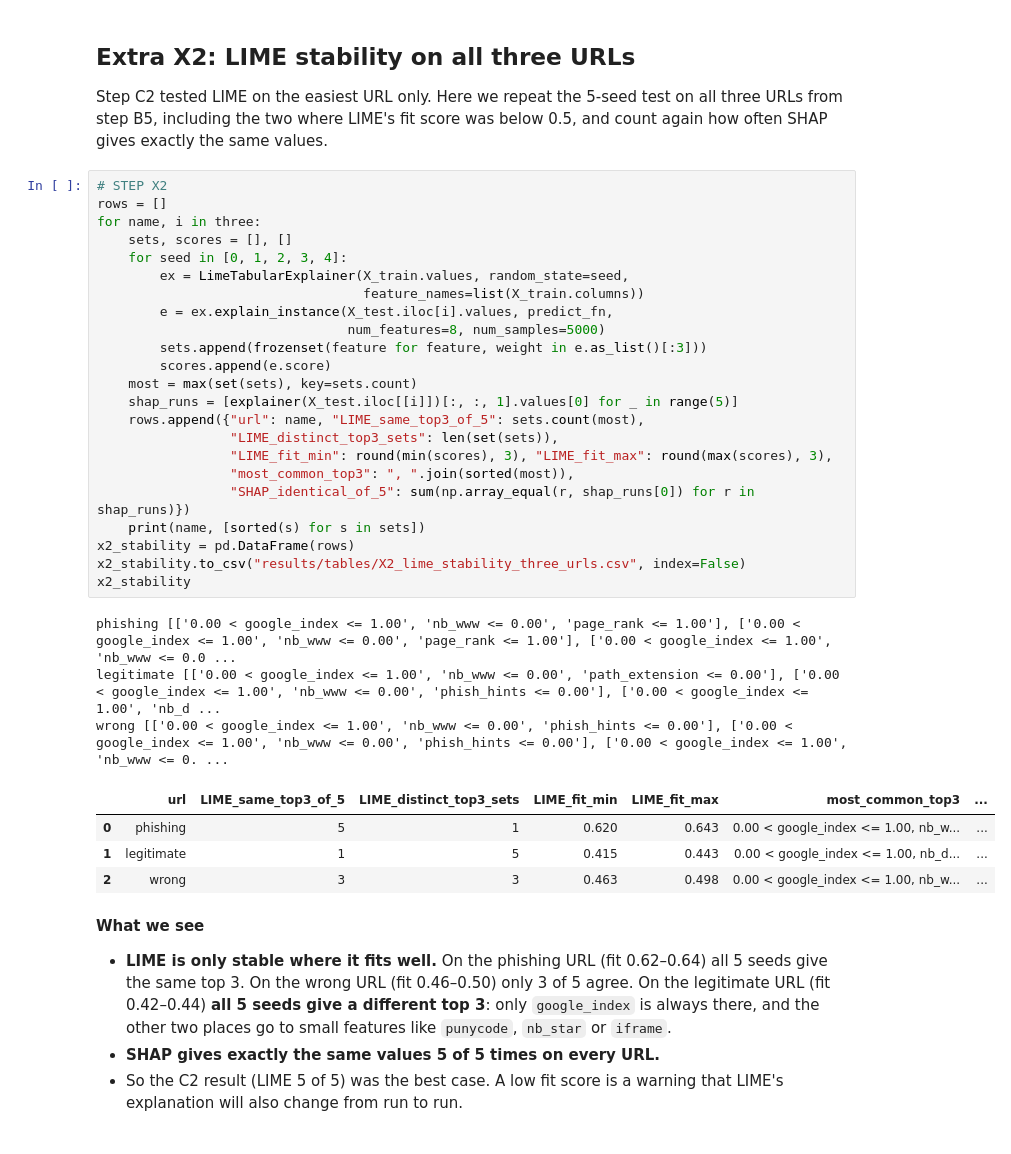
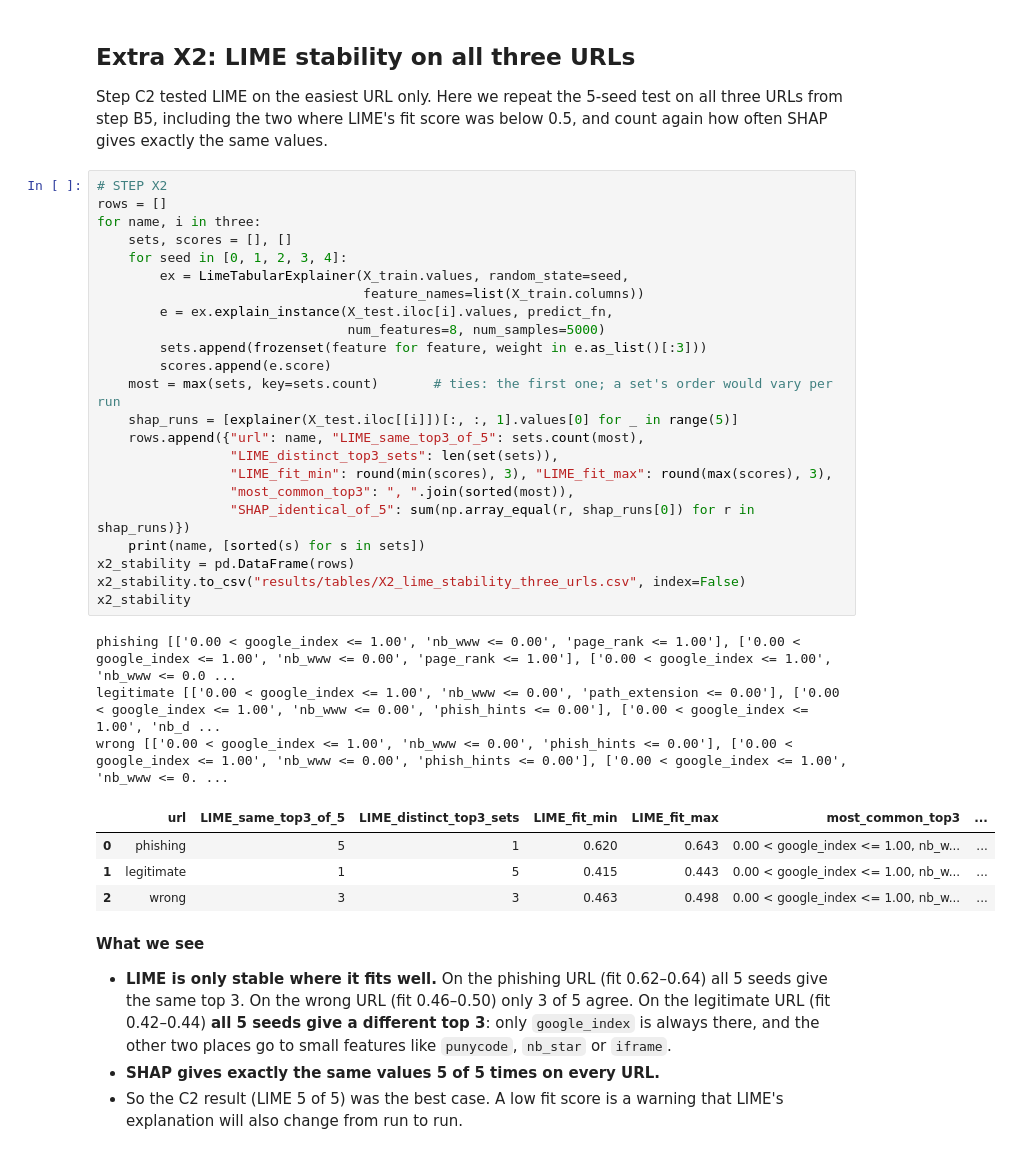
Before and after one commit to steve-nt/AI-for-Cybersecurity-Lab4.1, a Jupyter notebook: lab4_1_explaining_phishing_detectors.ipynb, the cells around one changed output. Cells and saved outputs as stored; diff of their text form.

```diff
--- a/lab4_1_explaining_phishing_detectors.ipynb
+++ b/lab4_1_explaining_phishing_detectors.ipynb
@@ -1441,33 +1441,33 @@ exactly the same values.
 # %%
 # STEP X2
 rows = []
 for name, i in three:
     sets, scores = [], []
     for seed in [0, 1, 2, 3, 4]:
         ex = LimeTabularExplainer(X_train.values, random_state=seed,
                                   feature_names=list(X_train.columns))
         e = ex.explain_instance(X_test.iloc[i].values, predict_fn,
                                 num_features=8, num_samples=5000)
         sets.append(frozenset(feature for feature, weight in e.as_list()[:3]))
         scores.append(e.score)
-    most = max(set(sets), key=sets.count)
+    most = max(sets, key=sets.count)       # ties: the first one; a set's order would vary per run
     shap_runs = [explainer(X_test.iloc[[i]])[:, :, 1].values[0] for _ in range(5)]
     rows.append({"url": name, "LIME_same_top3_of_5": sets.count(most),
                  "LIME_distinct_top3_sets": len(set(sets)),
                  "LIME_fit_min": round(min(scores), 3), "LIME_fit_max": round(max(scores), 3),
                  "most_common_top3": ", ".join(sorted(most)),
                  "SHAP_identical_of_5": sum(np.array_equal(r, shap_runs[0]) for r in shap_runs)})
     print(name, [sorted(s) for s in sets])
 x2_stability = pd.DataFrame(rows)
 x2_stability.to_csv("results/tables/X2_lime_stability_three_urls.csv", index=False)
 x2_stability
 # %% [output]
 phishing [['0.00 < google_index <= 1.00', 'nb_www <= 0.00', 'page_rank <= 1.00'], ['0.00 < google_index <= 1.00', 'nb_www <= 0.00', 'page_rank <= 1.00'], ['0.00 < google_index <= 1.00', 'nb_www <= 0.0 ...
 legitimate [['0.00 < google_index <= 1.00', 'nb_www <= 0.00', 'path_extension <= 0.00'], ['0.00 < google_index <= 1.00', 'nb_www <= 0.00', 'phish_hints <= 0.00'], ['0.00 < google_index <= 1.00', 'nb_d ...
 wrong [['0.00 < google_index <= 1.00', 'nb_www <= 0.00', 'phish_hints <= 0.00'], ['0.00 < google_index <= 1.00', 'nb_www <= 0.00', 'phish_hints <= 0.00'], ['0.00 < google_index <= 1.00', 'nb_www <= 0. ...
 |  | url | LIME_same_top3_of_5 | LIME_distinct_top3_sets | LIME_fit_min | LIME_fit_max | most_common_top3 | ... |
 | 0 | phishing | 5 | 1 | 0.620 | 0.643 | 0.00 < google_index <= 1.00, nb_w... | ... |
-| 1 | legitimate | 1 | 5 | 0.415 | 0.443 | 0.00 < google_index <= 1.00, nb_d... | ... |
+| 1 | legitimate | 1 | 5 | 0.415 | 0.443 | 0.00 < google_index <= 1.00, nb_w... | ... |
 | 2 | wrong | 3 | 3 | 0.463 | 0.498 | 0.00 < google_index <= 1.00, nb_w... | ... |
 # %% [markdown]
 <!-- STEP X2 -->
```
Also changed, not shown: parts of 1 cell of this notebook, 23 other files.
